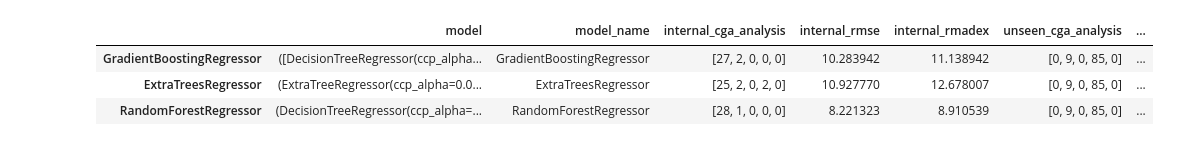
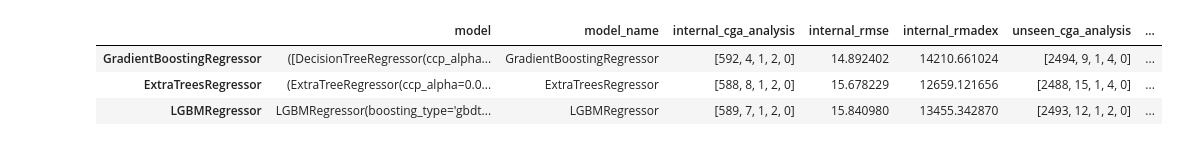
Before and after one commit to spitoglou/diabetes, a Jupyter notebook: run_experiment.ipynb, the cells around one changed output. Drawn from its saved outputs; the diff is of its cells as text; code cells hidden in the pictures.

```diff
--- a/run_experiment.ipynb
+++ b/run_experiment.ipynb
@@ -176,10 +269,10 @@ output
 # %%
-pandas.DataFrame.from_dict(output, orient='index')
+pandas.DataFrame.from_dict(master_output, orient='index')
 # %% [output]
 |  | model | model_name | internal_cga_analysis | internal_rmse | internal_rmadex | unseen_cga_analysis | ... |
-| GradientBoostingRegressor | ([DecisionTreeRegressor(ccp_alpha... | GradientBoostingRegressor | [27, 2, 0, 0, 0] | 10.283942 | 11.138942 | [0, 9, 0, 85, 0] | ... |
-| ExtraTreesRegressor | (ExtraTreeRegressor(ccp_alpha=0.0... | ExtraTreesRegressor | [25, 2, 0, 2, 0] | 10.927770 | 12.678007 | [0, 9, 0, 85, 0] | ... |
-| RandomForestRegressor | (DecisionTreeRegressor(ccp_alpha=... | RandomForestRegressor | [28, 1, 0, 0, 0] | 8.221323 | 8.910539 | [0, 9, 0, 85, 0] | ... |
+| GradientBoostingRegressor | ([DecisionTreeRegressor(ccp_alpha... | GradientBoostingRegressor | [592, 4, 1, 2, 0] | 14.892402 | 14210.661024 | [2494, 9, 1, 4, 0] | ... |
+| ExtraTreesRegressor | (ExtraTreeRegressor(ccp_alpha=0.0... | ExtraTreesRegressor | [588, 8, 1, 2, 0] | 15.678229 | 12659.121656 | [2488, 15, 1, 4, 0] | ... |
+| LGBMRegressor | LGBMRegressor(boosting_type='gbdt... | LGBMRegressor | [589, 7, 1, 2, 0] | 15.840980 | 13455.342870 | [2493, 12, 1, 2, 0] | ... |
 # %% [markdown]
 <a style='text-decoration:none;line-height:16px;display:flex;color:#5B5B62;padding:10px;justify-content:end;' href='https://deepnote.com?utm_source=created-in-deepnote-cell&projectId=d560f233-0034-499f-bc4e-7ada8795cb9f' target="_blank">
 <img alt='Created in deepnote.com' style='display:inline;max-height:16px;margin:0px;margin-right:7.5px;' src='embedded-picture-1' > </img>
```
Also changed, not shown: parts of 13 cells of this notebook.
